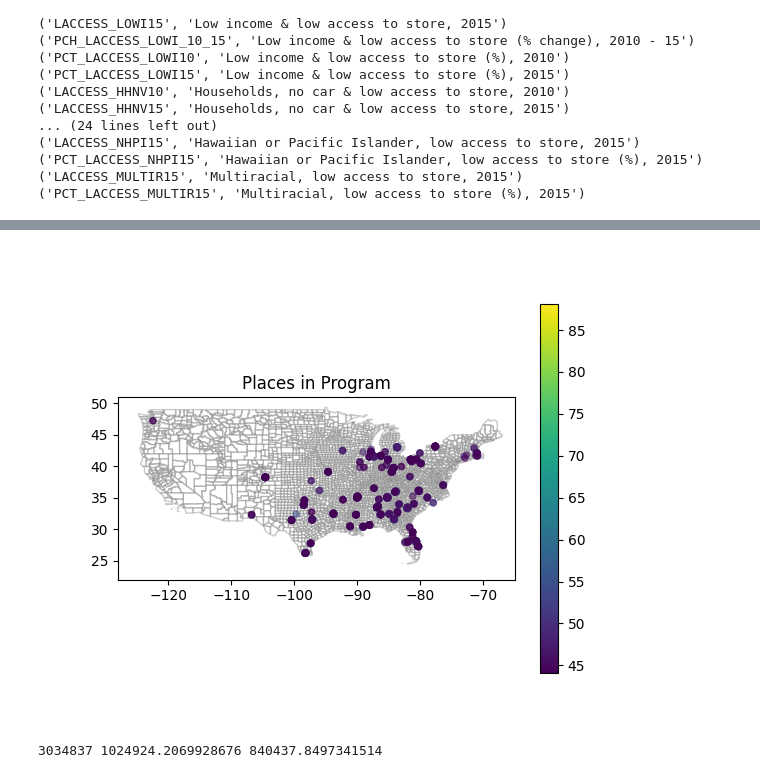
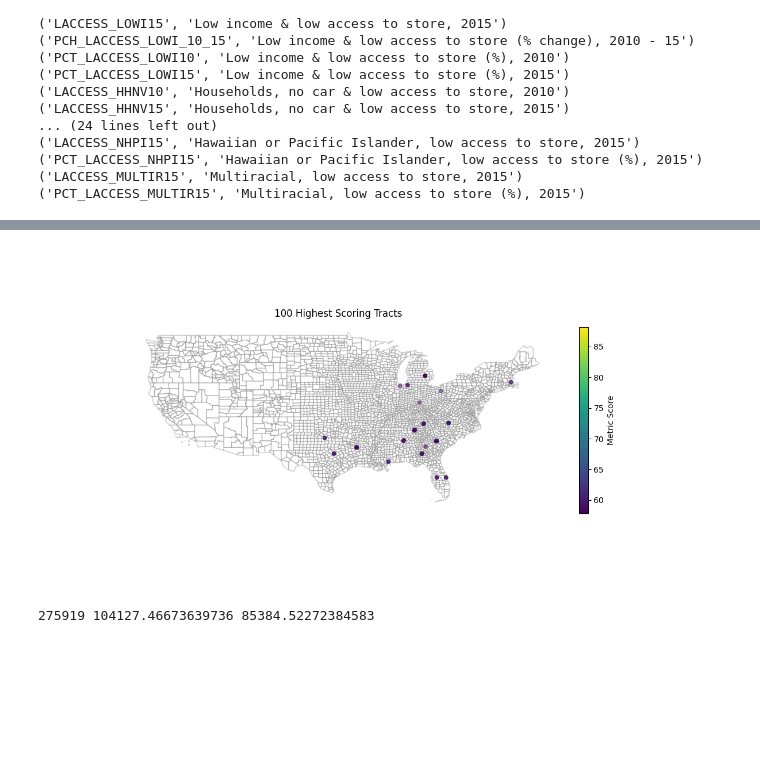
Before and after one commit to Jake-Duffy855/N1DataChallenge, a Jupyter notebook: duffy_data_challenge.ipynb, the cells around one changed output, grey strips where cells are left out. Saved outputs shown, nothing was run; the diff lists cells and outputs as text; code cells hidden in the pictures; blank space fills up the shorter version.

```diff
--- a/duffy_data_challenge.ipynb
+++ b/duffy_data_challenge.ipynb
@@ -69,7 +69,7 @@ for col_name in five_hundred_cities_cols:
         corr_coefs.append((col_name, county_laccess_15.corr(five_hundred_cities_df[col_name])))
 # %%
 # find most strongly correlated health indicators
-corr_coefs.sort(key=lambda x: x[1], reverse=True)
+corr_coefs.sort(key=lambda x: abs(x[1]), reverse=True)
 corr_coefs
 # %% [output]
 [('OBESITY_CrudePrev', 0.3376066103286179),
@@ -138,7 +138,7 @@ five_hundred_cities_df['health_metric'] = five_hundred_cities_df.apply(
     calculate_health_metric, axis=1
 )
 top_hundred_by_metric = five_hundred_cities_df.sort_values(
-    'health_metric', ascending=False).head(1000)
+    'health_metric', ascending=False).head(100)
 top_hundred_by_metric
 # %% [output]
 |  | index | StateAbbr | PlaceName | PlaceFIPS | TractFIPS | Place_TractID | Population2010 | ACCESS2_CrudePrev | ... |
@@ -157,27 +157,29 @@ top_hundred_by_metric
 # %%
 # show top 100 cities
 
-# import map
+# import map from shapefile
 us_map = gpd.read_file('cb_2018_us_county_5m/cb_2018_us_county_5m.shp')
 
+# better than using eval
 def parse_string_tup(str):
     no_parens = str[1:-1]
     return [float(x) for x in no_parens.split(',')]
 
 
 lats = top_hundred_by_metric.apply(lambda row: parse_string_tup(row['Geolocation'])[1], axis=1)
 longs = top_hundred_by_metric.apply(lambda row: parse_string_tup(row['Geolocation'])[0], axis=1)
 geo_df = gpd.GeoDataFrame(top_hundred_by_metric, geometry = gpd.points_from_xy(lats, longs))
 
-fig, ax = plt.subplots()
-us_map.plot(ax=ax, alpha=0.4,color='white', edgecolor='grey')
-geo_df.plot(column='health_metric',ax=ax, alpha=0.5, legend=True,markersize=20)
-ax.set_title('Places in Program')
+fig, ax = plt.subplots(figsize=(12, 6))
+us_map.plot(ax=ax, alpha=0.4, color='white', edgecolor='grey')
+geo_df.plot(ax=ax, column='health_metric', alpha=0.5, legend=True, markersize=20, legend_kwds={'label': 'Metric Score', 'shrink': 0.7})
+ax.set_title('100 Highest Scoring Tracts')
 ax.set_xlim(-128,-65)
 ax.set_ylim(22,51)
+plt.axis('off')
 plt.show()
 # %% [output]
-[figure, old version]
+[figure, new version]
 # %%
 # how many people included in the program
 total_population = sum(top_hundred_by_metric['Population2010'])
@@ -188,7 +190,7 @@ national_snap_participation_rate = 0.82
 successsful_engagement = national_snap_participation_rate * number_laccess
 print(total_population, number_laccess, successsful_engagement)
 # %% [output]
-3034837 1024924.2069928676 840437.8497341514
+275919 104127.46673639736 85384.52272384583
 # %%
 # find demographic of low access population
 
```
Also changed, not shown: parts of 4 cells of this notebook.
